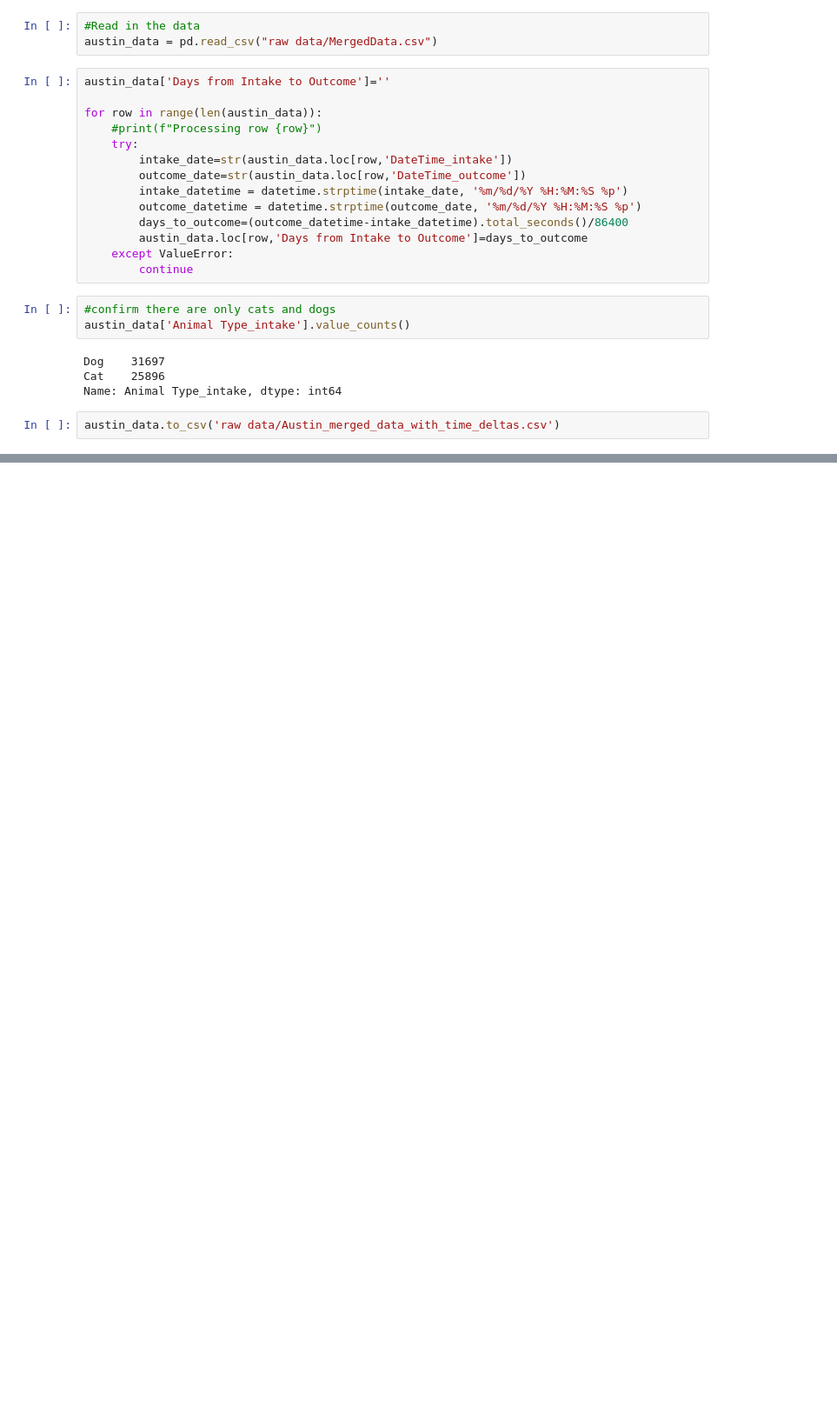
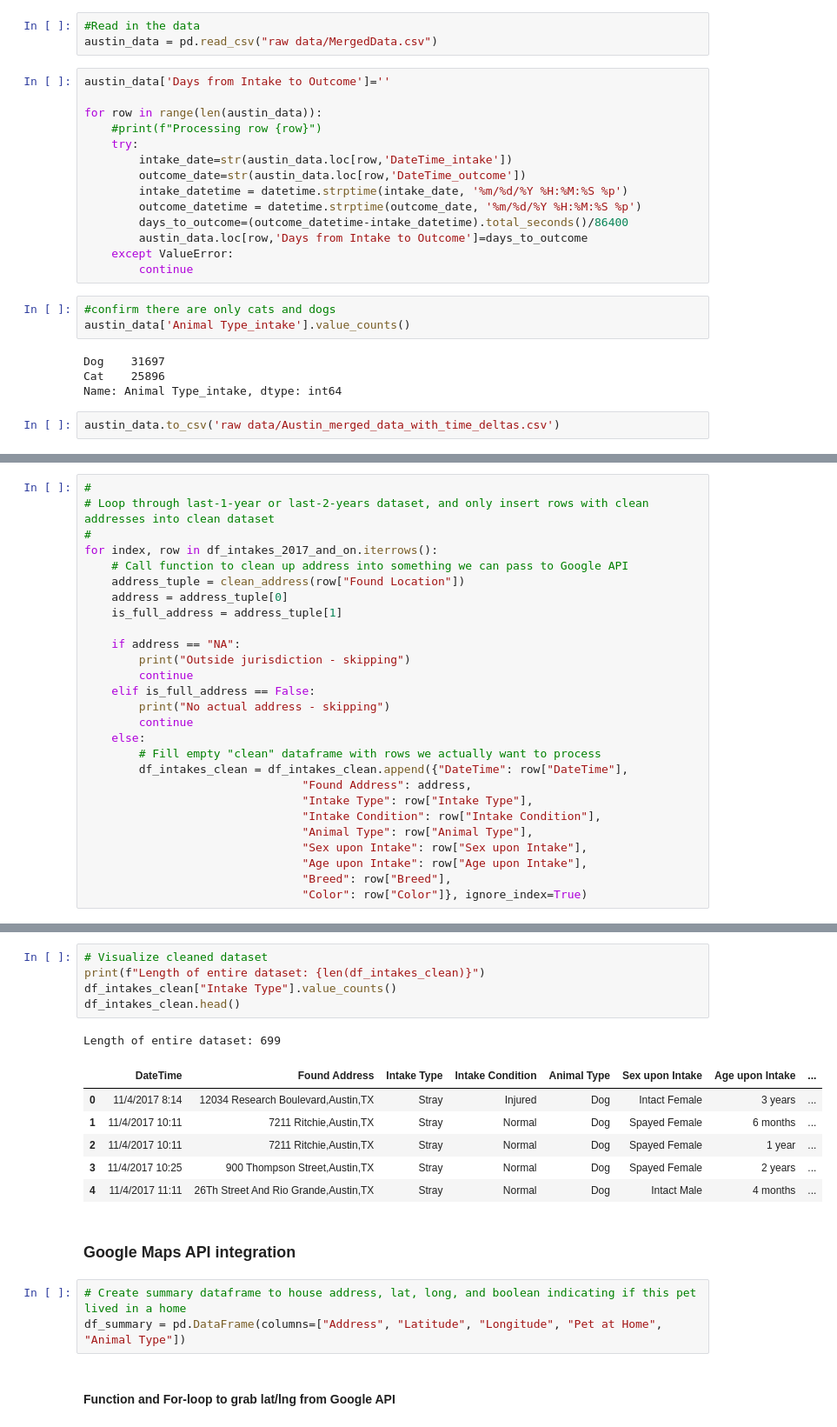
Before and after one commit to carlospisani10/Animal-Shelter-Analysis, a Jupyter notebook: Cleanup.ipynb, the cells around one changed output, grey strips where cells are left out. Shown: that part at 87% size. Saved outputs shown, nothing was run; the diff lists cells and outputs as text; blank space fills up the shorter version.

```diff
--- a/Cleanup.ipynb
+++ b/Cleanup.ipynb
@@ -386,0 +491,27 @@ austin_data.to_csv('raw data/Austin_merged_data_with_time_deltas.csv')
+# %%
+#
+# Loop through last-1-year or last-2-years dataset, and only insert rows with clean addresses into clean dataset
+#
+for index, row in df_intakes_2017_and_on.iterrows():
+    # Call function to clean up address into something we can pass to Google API
+    address_tuple = clean_address(row["Found Location"])
+    address = address_tuple[0]
+    is_full_address = address_tuple[1]
+
+    if address == "NA":
+        print("Outside jurisdiction - skipping")
+        continue
+    elif is_full_address == False:
+        print("No actual address - skipping")
+        continue
+    else:
+        # Fill empty "clean" dataframe with rows we actually want to process
+        df_intakes_clean = df_intakes_clean.append({"DateTime": row["DateTime"],
+                                "Found Address": address,
+                                "Intake Type": row["Intake Type"],
+                                "Intake Condition": row["Intake Condition"],
+                                "Animal Type": row["Animal Type"],
+                                "Sex upon Intake": row["Sex upon Intake"],
+                                "Age upon Intake": row["Age upon Intake"],
+                                "Breed": row["Breed"],
+                                "Color": row["Color"]}, ignore_index=True)
@@ -386,0 +536,20 @@ austin_data.to_csv('raw data/Austin_merged_data_with_time_deltas.csv')
+# %%
+# Visualize cleaned dataset
+print(f"Length of entire dataset: {len(df_intakes_clean)}")
+df_intakes_clean["Intake Type"].value_counts()
+df_intakes_clean.head()
+# %% [output]
+Length of entire dataset: 699
+|  | DateTime | Found Address | Intake Type | Intake Condition | Animal Type | Sex upon Intake | Age upon Intake | ... |
+| 0 | 11/4/2017 8:14 | 12034 Research Boulevard,Austin,TX | Stray | Injured | Dog | Intact Female | 3 years | ... |
+| 1 | 11/4/2017 10:11 | 7211 Ritchie,Austin,TX | Stray | Normal | Dog | Spayed Female | 6 months | ... |
+| 2 | 11/4/2017 10:11 | 7211 Ritchie,Austin,TX | Stray | Normal | Dog | Spayed Female | 1 year | ... |
+| 3 | 11/4/2017 10:25 | 900 Thompson Street,Austin,TX | Stray | Normal | Dog | Spayed Female | 2 years | ... |
+| 4 | 11/4/2017 11:11 | 26Th Street And Rio Grande,Austin,TX | Stray | Normal | Dog | Intact Male | 4 months | ... |
+# %% [markdown]
+### Google Maps API integration
+# %%
+# Create summary dataframe to house address, lat, long, and boolean indicating if this pet lived in a home
+df_summary = pd.DataFrame(columns=["Address", "Latitude", "Longitude", "Pet at Home", "Animal Type"])
+# %% [markdown]
+#### Function and For-loop to grab lat/lng from Google API
```
Also changed, not shown: parts of 56 cells of this notebook, 22 other files.
